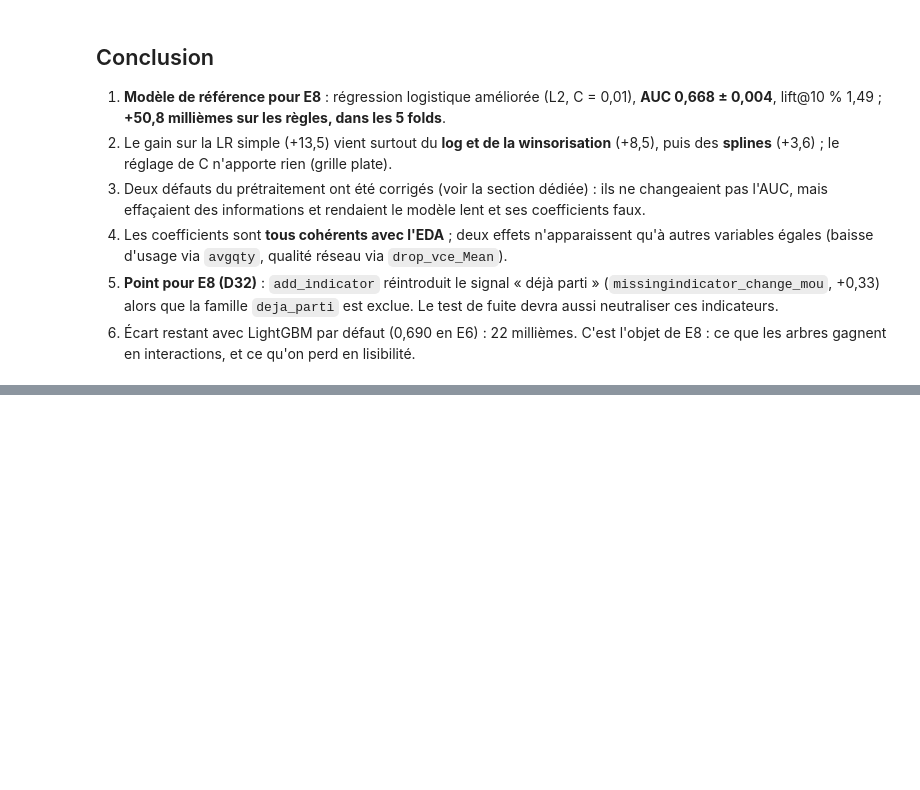
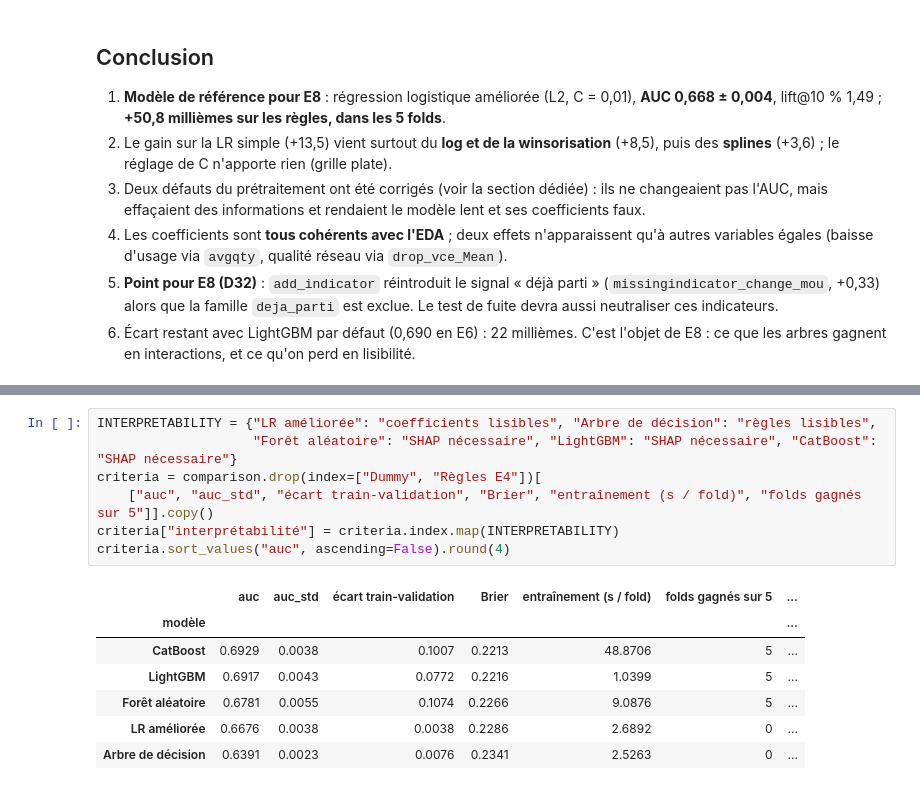
Before and after one commit to malek-ksouri/telecom_churn, a Jupyter notebook: notebooks/05_modeling.ipynb, the cells around one changed output, grey strips where cells are left out. Drawn from its saved outputs; the diff is of its cells as text; blank space fills up the shorter version.

```diff
--- a/notebooks/05_modeling.ipynb
+++ b/notebooks/05_modeling.ipynb
@@ -403,0 +601,15 @@ pd.DataFrame({"months": effects["months"].loc[[6, 9, 11, 12, 15, 24, 36, 60]].ro
+# %%
+INTERPRETABILITY = {"LR améliorée": "coefficients lisibles", "Arbre de décision": "règles lisibles",
+                    "Forêt aléatoire": "SHAP nécessaire", "LightGBM": "SHAP nécessaire", "CatBoost": "SHAP nécessaire"}
+criteria = comparison.drop(index=["Dummy", "Règles E4"])[
+    ["auc", "auc_std", "écart train-validation", "Brier", "entraînement (s / fold)", "folds gagnés sur 5"]].copy()
+criteria["interprétabilité"] = criteria.index.map(INTERPRETABILITY)
+criteria.sort_values("auc", ascending=False).round(4)
+# %% [output]
+|  | auc | auc_std | écart train-validation | Brier | entraînement (s / fold) | folds gagnés sur 5 | ... |
+| modèle |  |  |  |  |  |  | ... |
+| CatBoost | 0.6929 | 0.0038 | 0.1007 | 0.2213 | 48.8706 | 5 | ... |
+| LightGBM | 0.6917 | 0.0043 | 0.0772 | 0.2216 | 1.0399 | 5 | ... |
+| Forêt aléatoire | 0.6781 | 0.0055 | 0.1074 | 0.2266 | 9.0876 | 5 | ... |
+| LR améliorée | 0.6676 | 0.0038 | 0.0038 | 0.2286 | 2.6892 | 0 | ... |
+| Arbre de décision | 0.6391 | 0.0023 | 0.0076 | 0.2341 | 2.5263 | 0 | ... |
```
Also changed, not shown: parts of 15 cells of this notebook, 8 other files.
